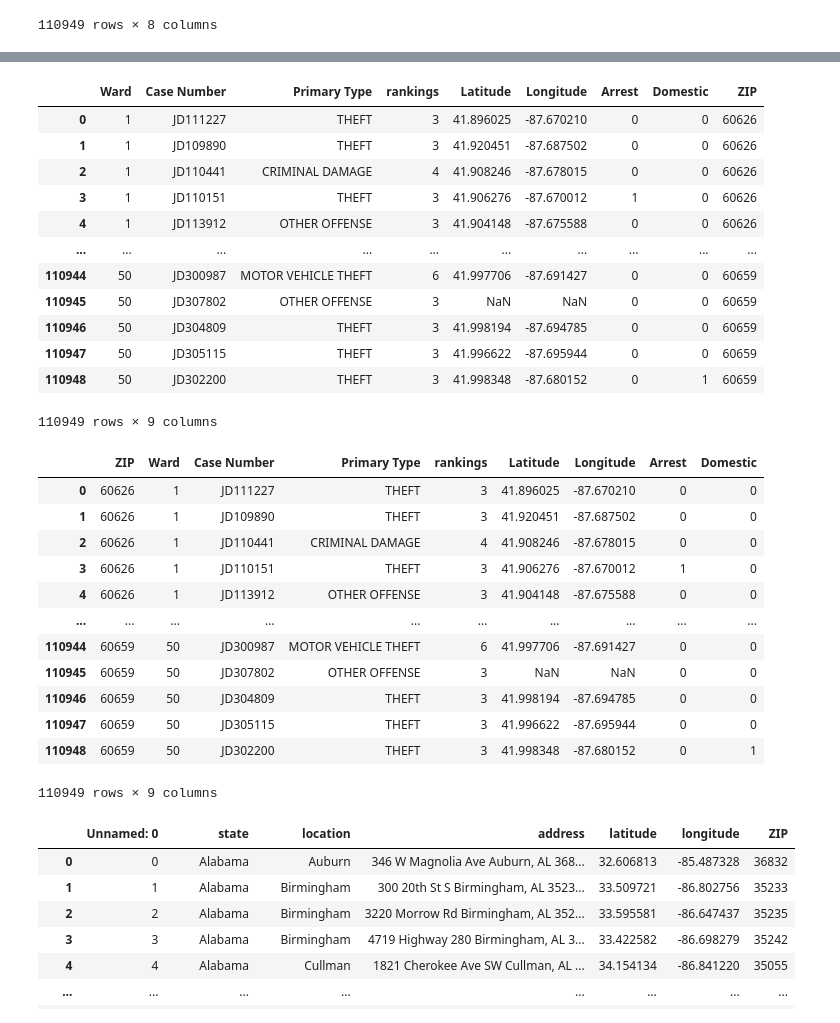
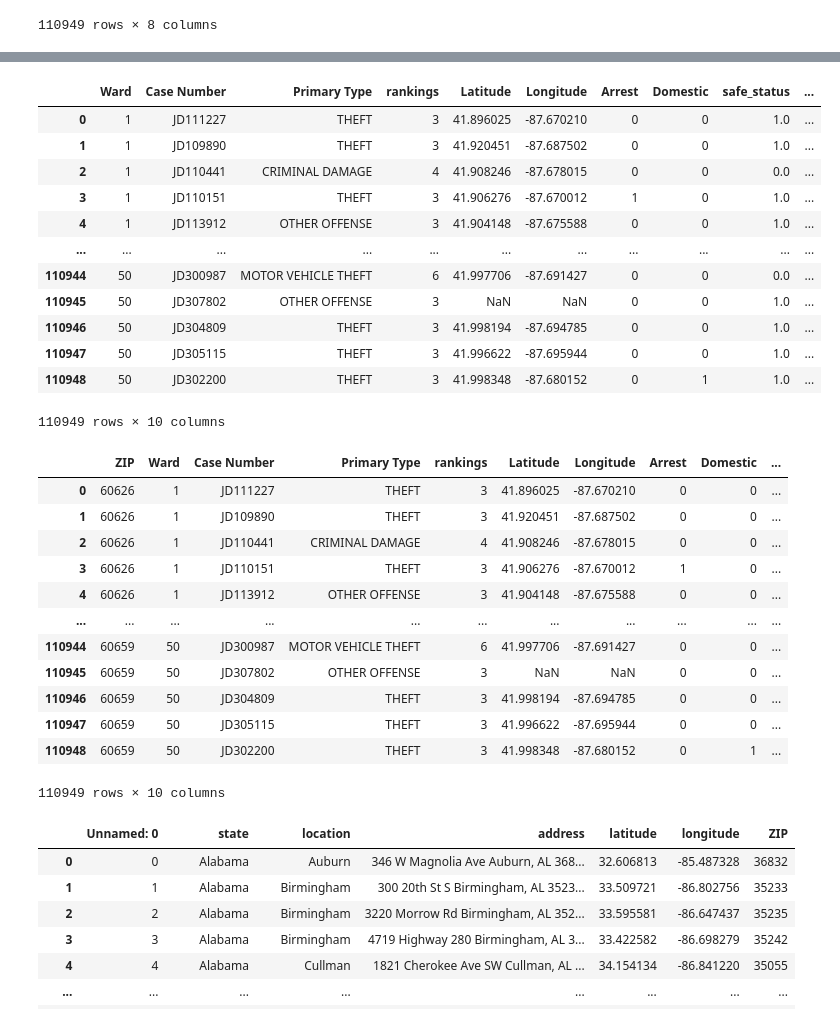
Before and after one commit to mmcdan13/capstone_project, a Jupyter notebook: Chipotle_Crime_Data_Cleaning3_with_date.ipynb, the cells around one changed output, grey strips where cells are left out. Cells and saved outputs as stored; diff of their text form; code cells hidden in the pictures.

```diff
--- a/Chipotle_Crime_Data_Cleaning3_with_date.ipynb
+++ b/Chipotle_Crime_Data_Cleaning3_with_date.ipynb
@@ -136,3 +136,6 @@ See the caveats in the documentation: https://pandas.pydata.org/pandas-docs/stab
 | 110947 | JD300858 | THEFT | 42 | 3 | 41.883176 | -87.641765 | 0 | 0 |
 | 110948 | JD300205 | BATTERY | 42 | 3 | 41.899189 | -87.625651 | 0 | 0 |
 110949 rows × 8 columns
+# %%
+clean_crime_df.loc[clean_crime_df['rankings'] <4 , 'safe_status'] = 1
+clean_crime_df
@@ -138,0 +166,3 @@ See the caveats in the documentation: https://pandas.pydata.org/pandas-docs/stab
+# %%
+clean_crime_df['safe_status'] = clean_crime_df['safe_status'].fillna(0)
+clean_crime_df
@@ -146,37 +195,37 @@ crime_zip_df.reset_index('Ward', drop=False, inplace=True)
 
 crime_zip_df
 # %% [output]
-|  | Ward | Case Number | Primary Type | rankings | Latitude | Longitude | Arrest | Domestic | ZIP |
-| 0 | 1 | JD111227 | THEFT | 3 | 41.896025 | -87.670210 | 0 | 0 | 60626 |
-| 1 | 1 | JD109890 | THEFT | 3 | 41.920451 | -87.687502 | 0 | 0 | 60626 |
-| 2 | 1 | JD110441 | CRIMINAL DAMAGE | 4 | 41.908246 | -87.678015 | 0 | 0 | 60626 |
-| 3 | 1 | JD110151 | THEFT | 3 | 41.906276 | -87.670012 | 1 | 0 | 60626 |
-| 4 | 1 | JD113912 | OTHER OFFENSE | 3 | 41.904148 | -87.675588 | 0 | 0 | 60626 |
-| ... | ... | ... | ... | ... | ... | ... | ... | ... | ... |
-| 110944 | 50 | JD300987 | MOTOR VEHICLE THEFT | 6 | 41.997706 | -87.691427 | 0 | 0 | 60659 |
-| 110945 | 50 | JD307802 | OTHER OFFENSE | 3 | NaN | NaN | 0 | 0 | 60659 |
-| 110946 | 50 | JD304809 | THEFT | 3 | 41.998194 | -87.694785 | 0 | 0 | 60659 |
-| 110947 | 50 | JD305115 | THEFT | 3 | 41.996622 | -87.695944 | 0 | 0 | 60659 |
-| 110948 | 50 | JD302200 | THEFT | 3 | 41.998348 | -87.680152 | 0 | 1 | 60659 |
+|  | Ward | Case Number | Primary Type | rankings | Latitude | Longitude | Arrest | Domestic | safe_status | ... |
+| 0 | 1 | JD111227 | THEFT | 3 | 41.896025 | -87.670210 | 0 | 0 | 1.0 | ... |
+| 1 | 1 | JD109890 | THEFT | 3 | 41.920451 | -87.687502 | 0 | 0 | 1.0 | ... |
+| 2 | 1 | JD110441 | CRIMINAL DAMAGE | 4 | 41.908246 | -87.678015 | 0 | 0 | 0.0 | ... |
+| 3 | 1 | JD110151 | THEFT | 3 | 41.906276 | -87.670012 | 1 | 0 | 1.0 | ... |
+| 4 | 1 | JD113912 | OTHER OFFENSE | 3 | 41.904148 | -87.675588 | 0 | 0 | 1.0 | ... |
+| ... | ... | ... | ... | ... | ... | ... | ... | ... | ... | ... |
+| 110944 | 50 | JD300987 | MOTOR VEHICLE THEFT | 6 | 41.997706 | -87.691427 | 0 | 0 | 0.0 | ... |
+| 110945 | 50 | JD307802 | OTHER OFFENSE | 3 | NaN | NaN | 0 | 0 | 1.0 | ... |
+| 110946 | 50 | JD304809 | THEFT | 3 | 41.998194 | -87.694785 | 0 | 0 | 1.0 | ... |
+| 110947 | 50 | JD305115 | THEFT | 3 | 41.996622 | -87.695944 | 0 | 0 | 1.0 | ... |
+| 110948 | 50 | JD302200 | THEFT | 3 | 41.998348 | -87.680152 | 0 | 1 | 1.0 | ... |
-110949 rows × 9 columns
+110949 rows × 10 columns
 # %%
 #cleaning data down to columns needed for analysis
-crime_zip_df = crime_zip_df[['ZIP', 'Ward', "Case Number", "Primary Type","rankings", "Latitude", "Longitude", "Arrest", "Domestic",]]
+crime_zip_df = crime_zip_df[['ZIP', 'Ward', "Case Number", "Primary Type","rankings", "Latitude", "Longitude", "Arrest", "Domestic","safe_status"]]
 crime_zip_df
 # %% [output]
-|  | ZIP | Ward | Case Number | Primary Type | rankings | Latitude | Longitude | Arrest | Domestic |
-| 0 | 60626 | 1 | JD111227 | THEFT | 3 | 41.896025 | -87.670210 | 0 | 0 |
-| 1 | 60626 | 1 | JD109890 | THEFT | 3 | 41.920451 | -87.687502 | 0 | 0 |
-| 2 | 60626 | 1 | JD110441 | CRIMINAL DAMAGE | 4 | 41.908246 | -87.678015 | 0 | 0 |
-| 3 | 60626 | 1 | JD110151 | THEFT | 3 | 41.906276 | -87.670012 | 1 | 0 |
-| 4 | 60626 | 1 | JD113912 | OTHER OFFENSE | 3 | 41.904148 | -87.675588 | 0 | 0 |
-| ... | ... | ... | ... | ... | ... | ... | ... | ... | ... |
-| 110944 | 60659 | 50 | JD300987 | MOTOR VEHICLE THEFT | 6 | 41.997706 | -87.691427 | 0 | 0 |
-| 110945 | 60659 | 50 | JD307802 | OTHER OFFENSE | 3 | NaN | NaN | 0 | 0 |
-| 110946 | 60659 | 50 | JD304809 | THEFT | 3 | 41.998194 | -87.694785 | 0 | 0 |
-| 110947 | 60659 | 50 | JD305115 | THEFT | 3 | 41.996622 | -87.695944 | 0 | 0 |
-| 110948 | 60659 | 50 | JD302200 | THEFT | 3 | 41.998348 | -87.680152 | 0 | 1 |
+|  | ZIP | Ward | Case Number | Primary Type | rankings | Latitude | Longitude | Arrest | Domestic | ... |
+| 0 | 60626 | 1 | JD111227 | THEFT | 3 | 41.896025 | -87.670210 | 0 | 0 | ... |
+| 1 | 60626 | 1 | JD109890 | THEFT | 3 | 41.920451 | -87.687502 | 0 | 0 | ... |
+| 2 | 60626 | 1 | JD110441 | CRIMINAL DAMAGE | 4 | 41.908246 | -87.678015 | 0 | 0 | ... |
+| 3 | 60626 | 1 | JD110151 | THEFT | 3 | 41.906276 | -87.670012 | 1 | 0 | ... |
+| 4 | 60626 | 1 | JD113912 | OTHER OFFENSE | 3 | 41.904148 | -87.675588 | 0 | 0 | ... |
+| ... | ... | ... | ... | ... | ... | ... | ... | ... | ... | ... |
+| 110944 | 60659 | 50 | JD300987 | MOTOR VEHICLE THEFT | 6 | 41.997706 | -87.691427 | 0 | 0 | ... |
+| 110945 | 60659 | 50 | JD307802 | OTHER OFFENSE | 3 | NaN | NaN | 0 | 0 | ... |
+| 110946 | 60659 | 50 | JD304809 | THEFT | 3 | 41.998194 | -87.694785 | 0 | 0 | ... |
+| 110947 | 60659 | 50 | JD305115 | THEFT | 3 | 41.996622 | -87.695944 | 0 | 0 | ... |
+| 110948 | 60659 | 50 | JD302200 | THEFT | 3 | 41.998348 | -87.680152 | 0 | 1 | ... |
-110949 rows × 9 columns
+110949 rows × 10 columns
 # %%
 # reading  chipotle data into dataframe for merging
 chip_zip_df = pd.read_csv(chipotle_zip_data_to_load,header=0, delim_whitespace=False)
```
Also changed, not shown: parts of 9 cells of this notebook, 9 other files.
